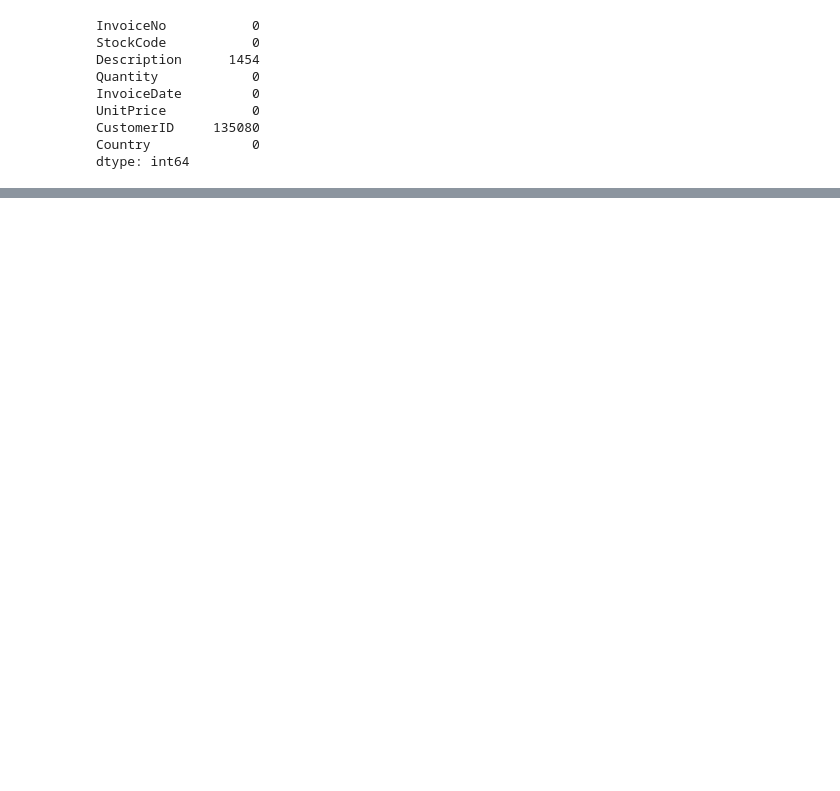
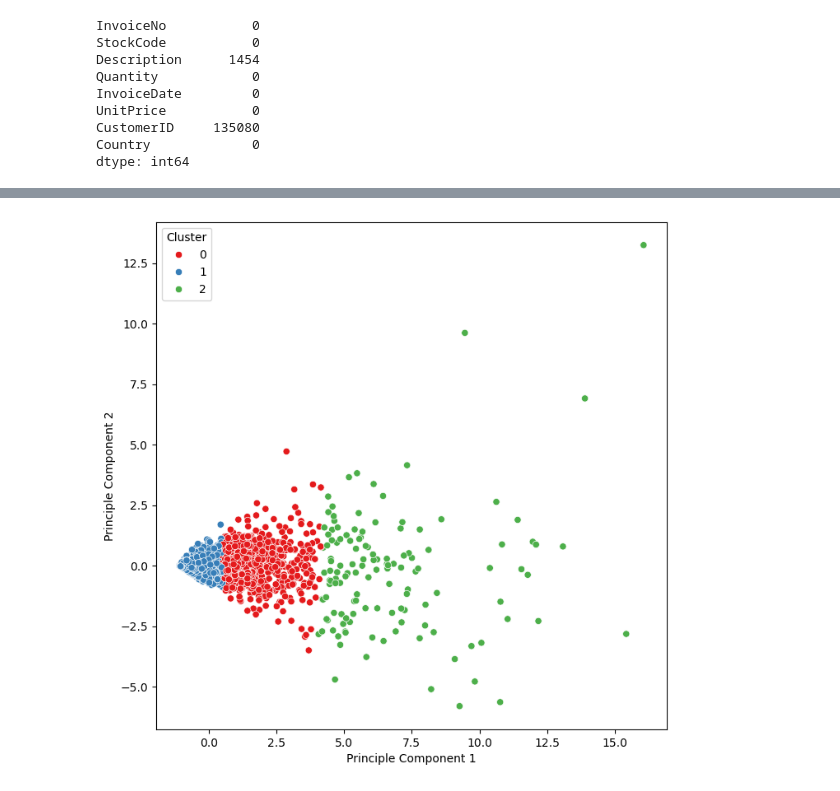
Before and after one commit to MisansProducts/Customer-Segmentation, a Jupyter notebook: main.ipynb, the cells around one changed output, grey strips where cells are left out. Cells and saved outputs as stored; diff of their text form; code cells hidden in the pictures; blank space fills up the shorter version.

Commit message:
Updated main.ipynb
Finished data cleaning and k-means clustering.

```diff
--- a/main.ipynb
+++ b/main.ipynb
@@ -181,0 +180,5 @@ plt.show()
+# %%
+scaler = StandardScaler()
+features = ['Purchases', 'Quantity', 'Revenue']
+customer_df[features] = scaler.fit_transform(customer_df[features])
+customer_df.head()
@@ -181,0 +192,8 @@ plt.show()
+# %%
+# Assuming K = 3
+kmeans = KMeans(n_clusters=3, random_state=42)
+kmeans.fit(customer_df[features])
+
+# Assign the clusters to each data point
+customer_df['Cluster'] = kmeans.labels_
+customer_df.head()
@@ -181,0 +207,10 @@ plt.show()
+# %%
+pca = PCA(n_components=2)
+
+customer_df['Principle Component 1'], customer_df['Principle Component 2'] = zip(*pca.fit_transform(customer_df[features]))
+
+plt.figure(figsize=(8, 8))
+sns.scatterplot(data=customer_df, x='Principle Component 1', y='Principle Component 2', hue='Cluster', palette='Set1')
+plt.show()
+# %% [output]
+[figure, added]
```
Also changed, not shown: parts of 21 cells of this notebook.
